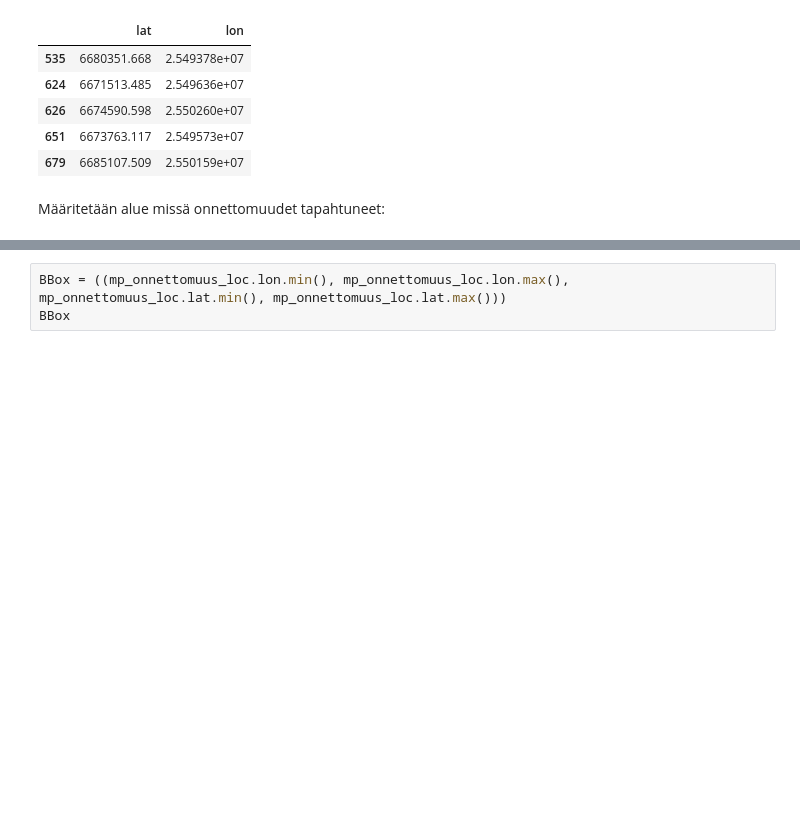
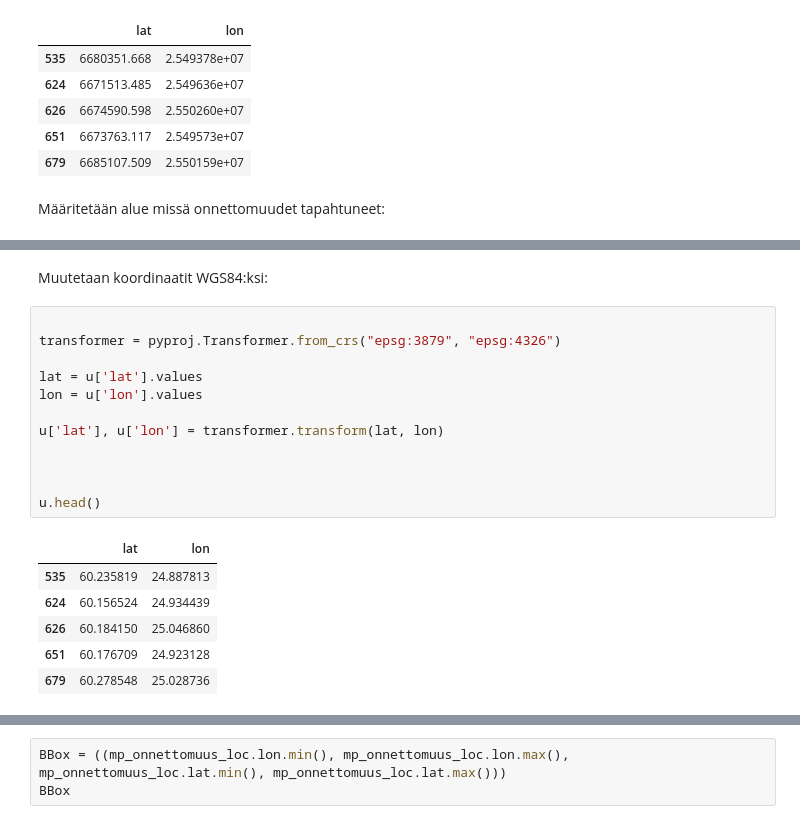
Before and after one commit to holezekki99/JODA2022, a Jupyter notebook: JODA2022_workbook.ipynb, the cells around one changed output, grey strips where cells are left out. Cells and saved outputs as stored; diff of their text form; blank space fills up the shorter version.

```diff
--- a/JODA2022_workbook.ipynb
+++ b/JODA2022_workbook.ipynb
@@ -181,3 +166,24 @@ lon = u['lon'].values
+# %% [markdown]
+Muutetaan koordinaatit WGS84:ksi:
+# %%
+
+transformer = pyproj.Transformer.from_crs("epsg:3879", "epsg:4326")
+
+lat = u['lat'].values
+lon = u['lon'].values
+
+u['lat'], u['lon'] = transformer.transform(lat, lon)
+
+
+
+u.head()
+# %% [output]
+|  | lat | lon |
+| 535 | 60.235819 | 24.887813 |
+| 624 | 60.156524 | 24.934439 |
+| 626 | 60.184150 | 25.046860 |
+| 651 | 60.176709 | 24.923128 |
+| 679 | 60.278548 | 25.028736 |
 # %%
 
 # determine range to print based on min, max lat and lon of the data
```
Also changed, not shown: parts of 4 cells of this notebook.
